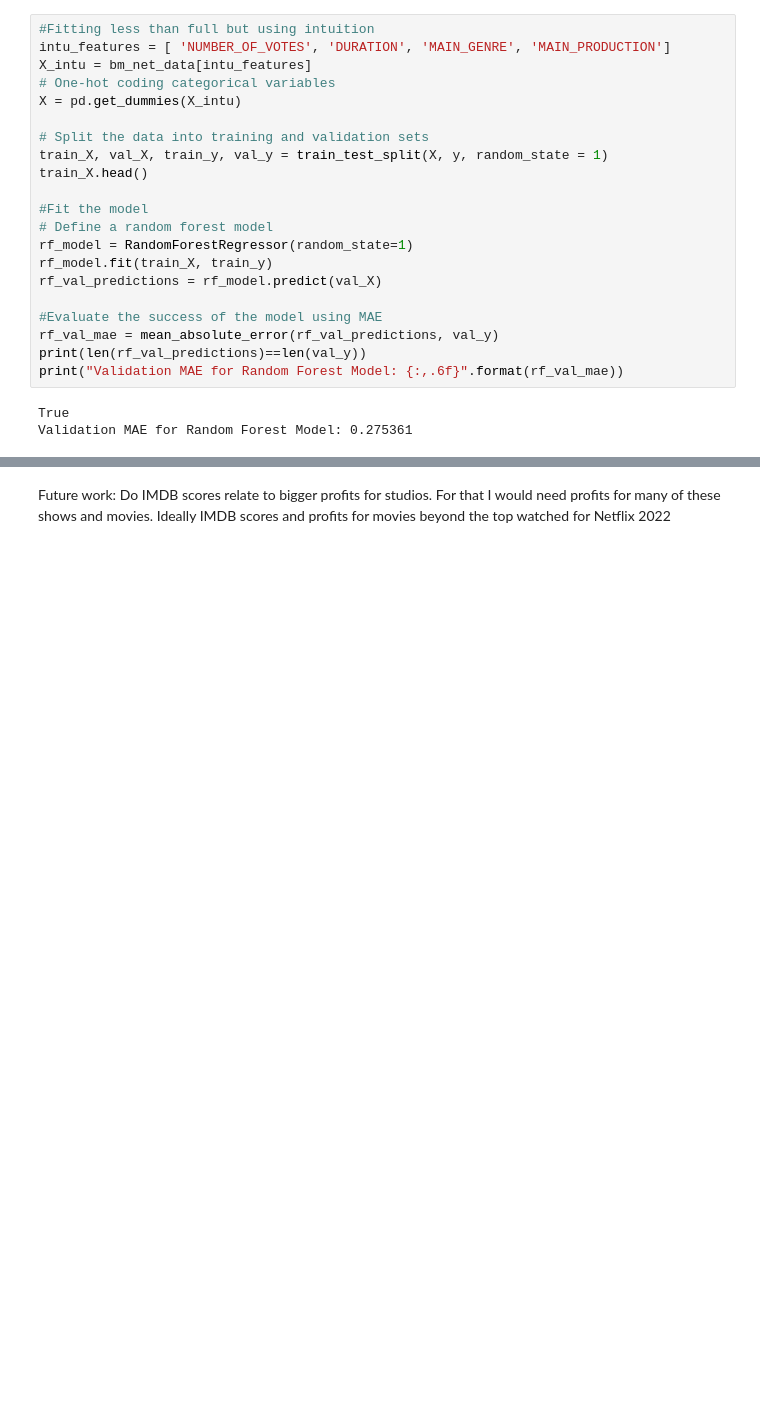
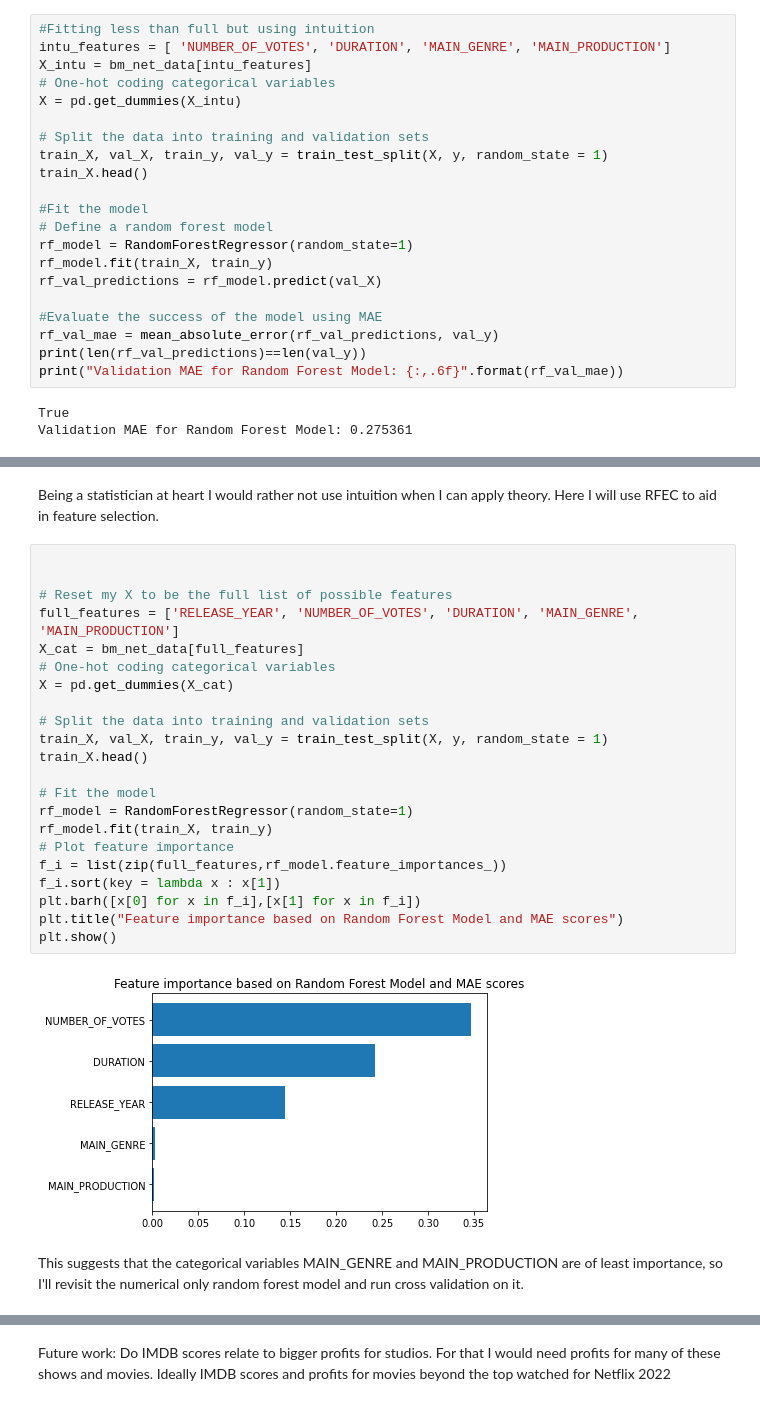
Before and after one commit to leiayoung/lny-sharing, a Jupyter notebook: netflix-exploration.ipynb, the cells around one changed output, grey strips where cells are left out. Cells and saved outputs as stored; diff of their text form; blank space fills up the shorter version.

```diff
--- a/netflix-exploration.ipynb
+++ b/netflix-exploration.ipynb
@@ -447,0 +485,28 @@ Interesting YEAR seems to have the smallest impact on MAE. I suspect some overfi
+# %% [markdown]
+Being a statistician at heart I would rather not use intuition when I can apply theory. Here I will use RFEC to aid in feature selection.
+# %%
+
+
+# Reset my X to be the full list of possible features
+full_features = ['RELEASE_YEAR', 'NUMBER_OF_VOTES', 'DURATION', 'MAIN_GENRE', 'MAIN_PRODUCTION']
+X_cat = bm_net_data[full_features]
+# One-hot coding categorical variables
+X = pd.get_dummies(X_cat)
+
+# Split the data into training and validation sets
+train_X, val_X, train_y, val_y = train_test_split(X, y, random_state = 1)
+train_X.head()
+
+# Fit the model
+rf_model = RandomForestRegressor(random_state=1)
+rf_model.fit(train_X, train_y)
+# Plot feature importance
+f_i = list(zip(full_features,rf_model.feature_importances_))
+f_i.sort(key = lambda x : x[1])
+plt.barh([x[0] for x in f_i],[x[1] for x in f_i])
+plt.title("Feature importance based on Random Forest Model and MAE scores")
+plt.show()
+# %% [output]
+[figure, added]
+# %% [markdown]
+This suggests that the categorical variables MAIN_GENRE and MAIN_PRODUCTION are of least importance, so I'll revisit the numerical only random forest model and run cross validation on it.
```
Also changed, not shown: parts of 7 cells of this notebook.
